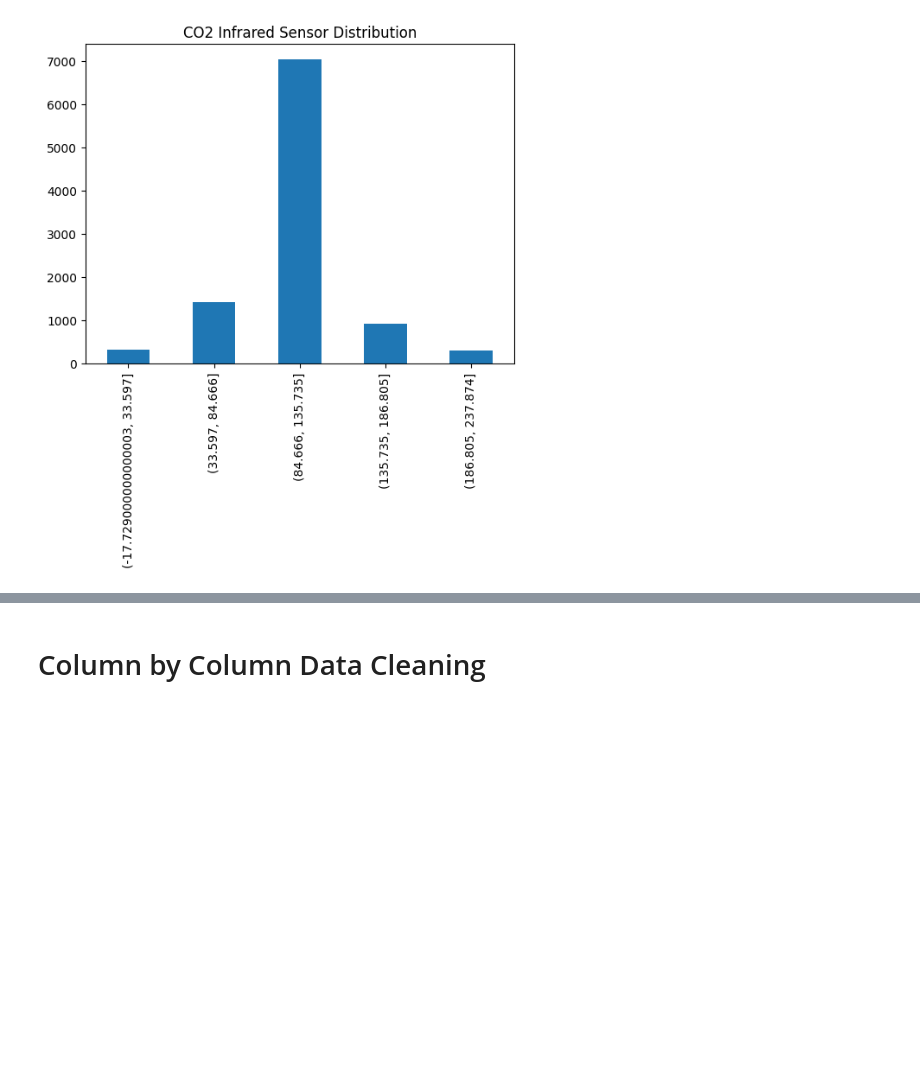
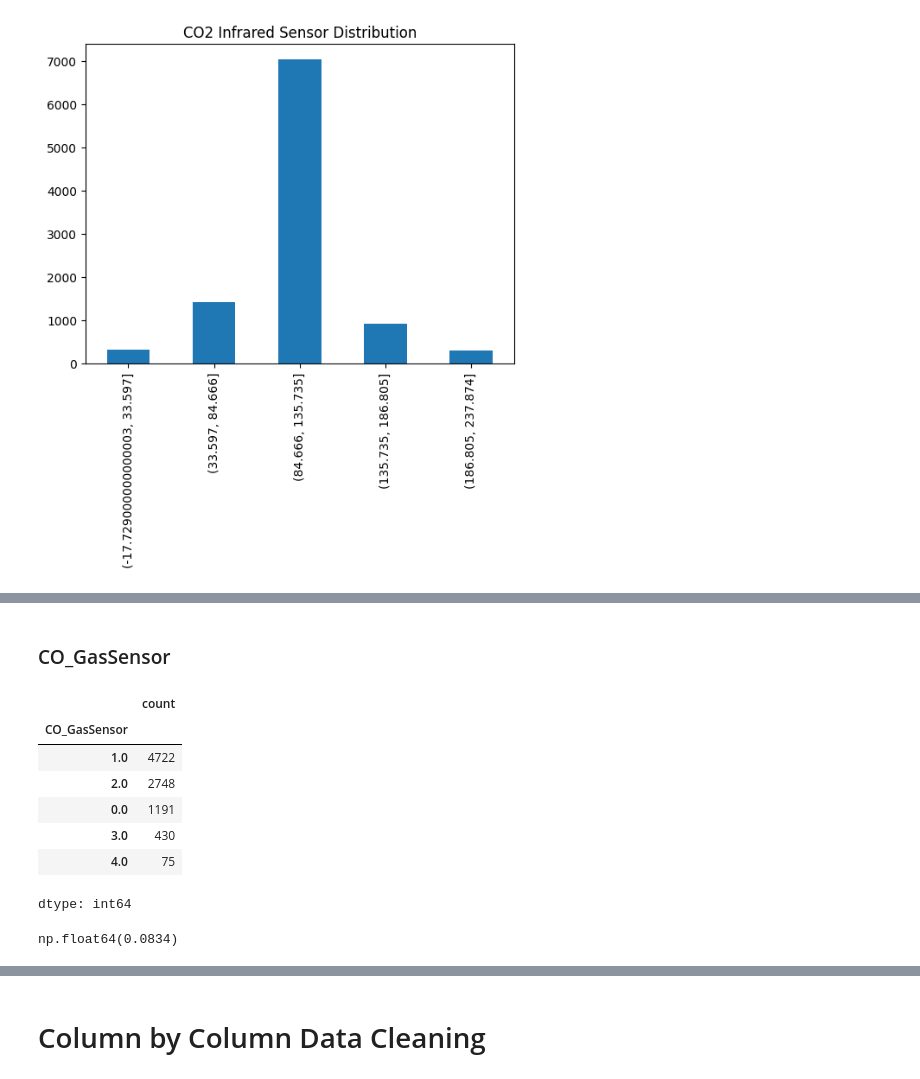
Before and after one commit to cucucumber789-svg/EGT309_T2_Chickenpie, a Jupyter notebook: eda.ipynb, the cells around one changed output, grey strips where cells are left out. Drawn from its saved outputs; the diff is of its cells as text; code cells hidden in the pictures; blank space fills up the shorter version.

```diff
--- a/eda.ipynb
+++ b/eda.ipynb
@@ -145,0 +169,15 @@ plt.show()
+# %% [markdown]
+### CO_GasSensor
+# %%
+display(df['CO_GasSensor'].value_counts())
+display(df['CO_GasSensor'].isna().sum() / df.shape[0])
+# %% [output]
+|  | count |
+| CO_GasSensor |  |
+| 1.0 | 4722 |
+| 2.0 | 2748 |
+| 0.0 | 1191 |
+| 3.0 | 430 |
+| 4.0 | 75 |
+dtype: int64
+np.float64(0.0834)
```
Also changed, not shown: parts of 18 cells of this notebook.
